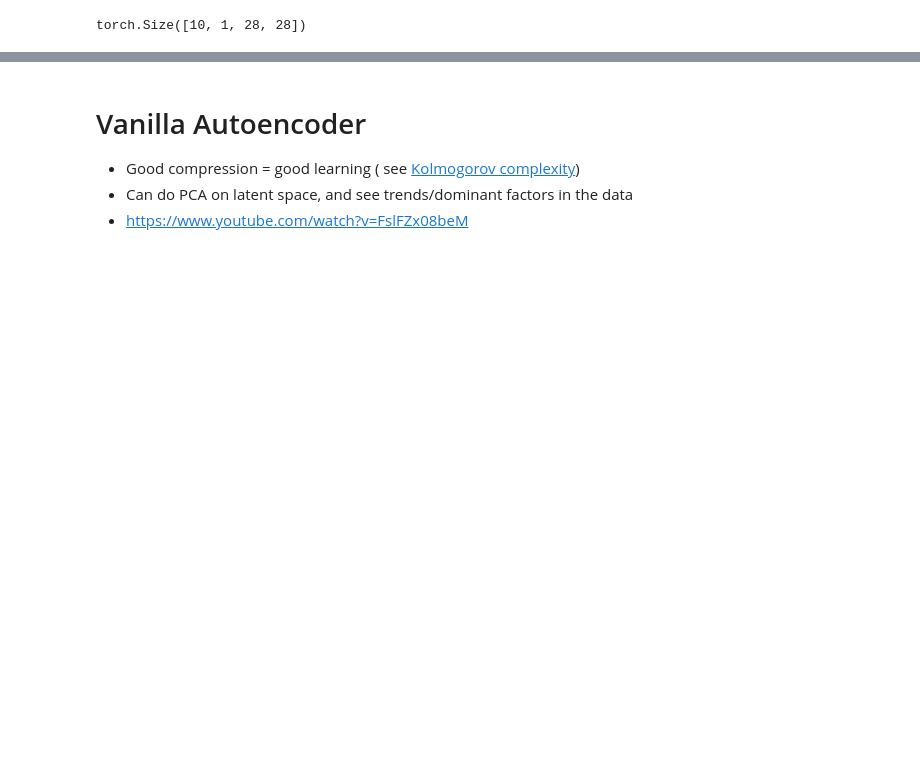
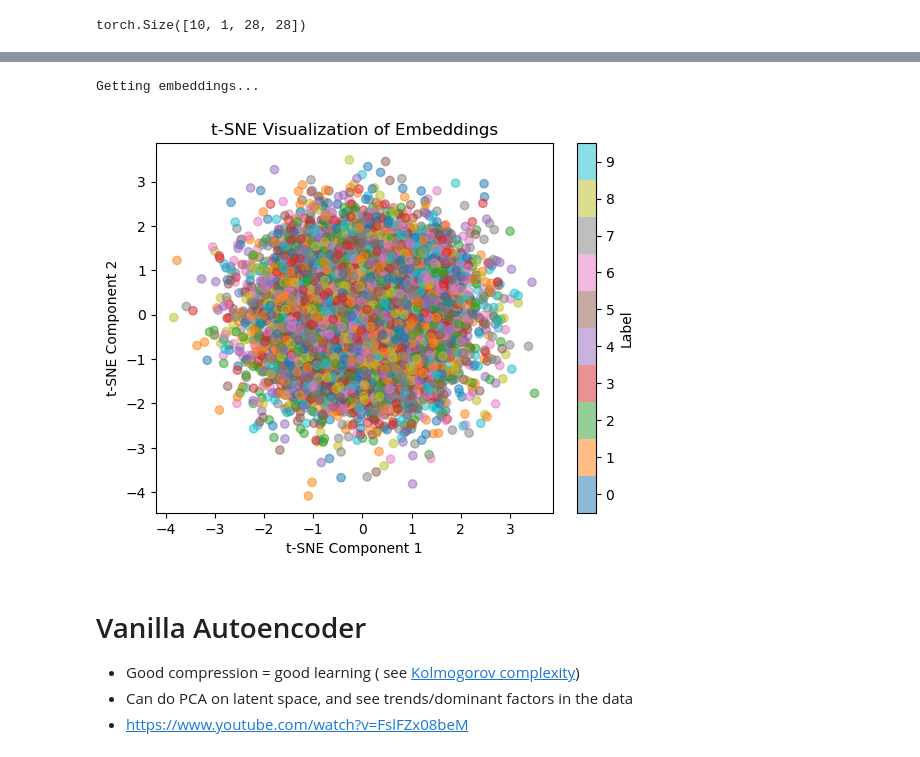
Before and after one commit to RohanGautam/things_from_scratch, a Jupyter notebook: notebooks/vae.ipynb, the cells around one changed output, grey strips where cells are left out. Drawn from its saved outputs; the diff is of its cells as text; code cells hidden in the pictures; blank space fills up the shorter version.

```diff
--- a/notebooks/vae.ipynb
+++ b/notebooks/vae.ipynb
@@ -80,3 +295,8 @@ display_random_image_grid(list(train_dataset))
+# %%
+viz_test_embeddings(model)
+# %% [output]
+Getting embeddings...
+[figure, added]
 # %% [markdown]
 # Vanilla Autoencoder
 
```
Also changed, not shown: parts of 21 cells of this notebook, 3 other files.
